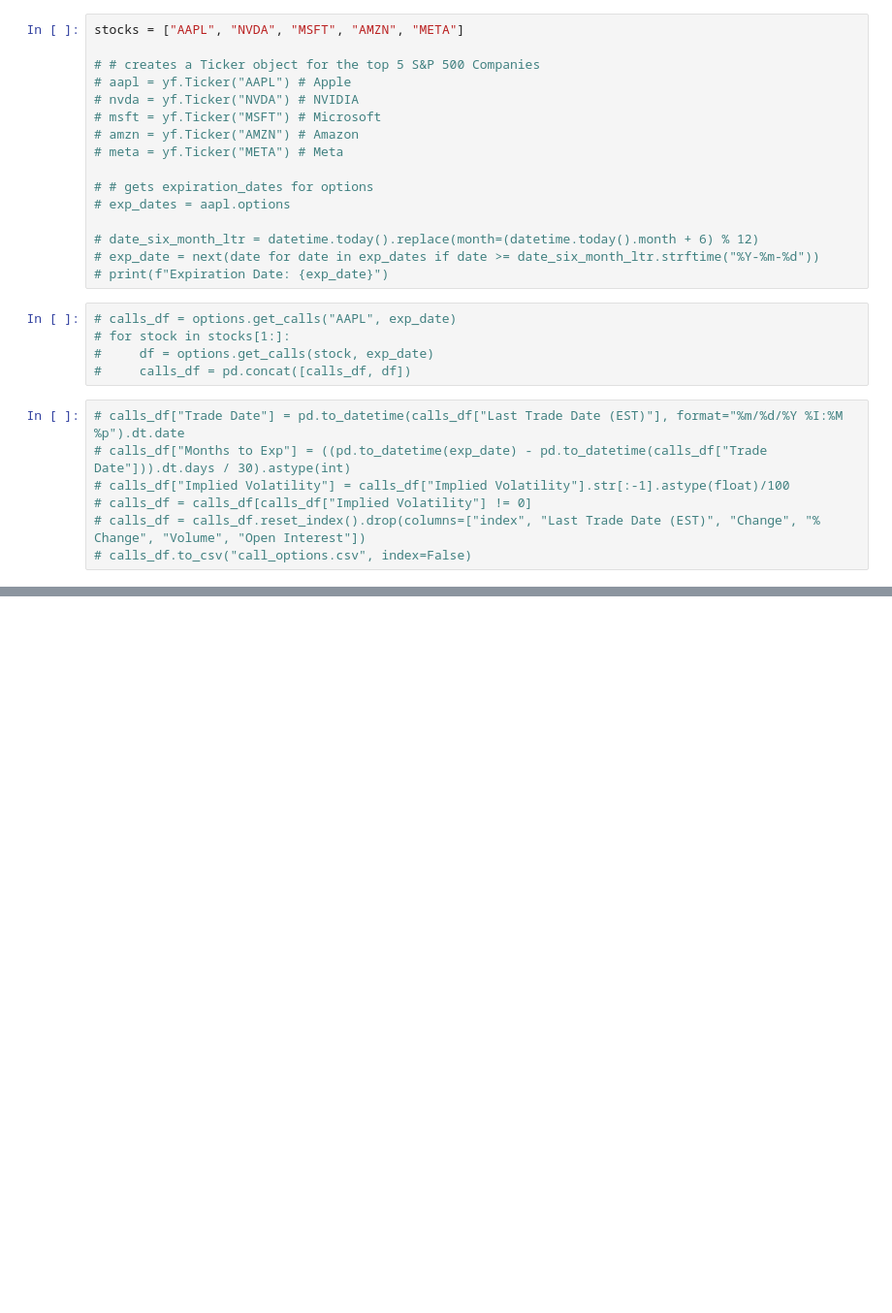
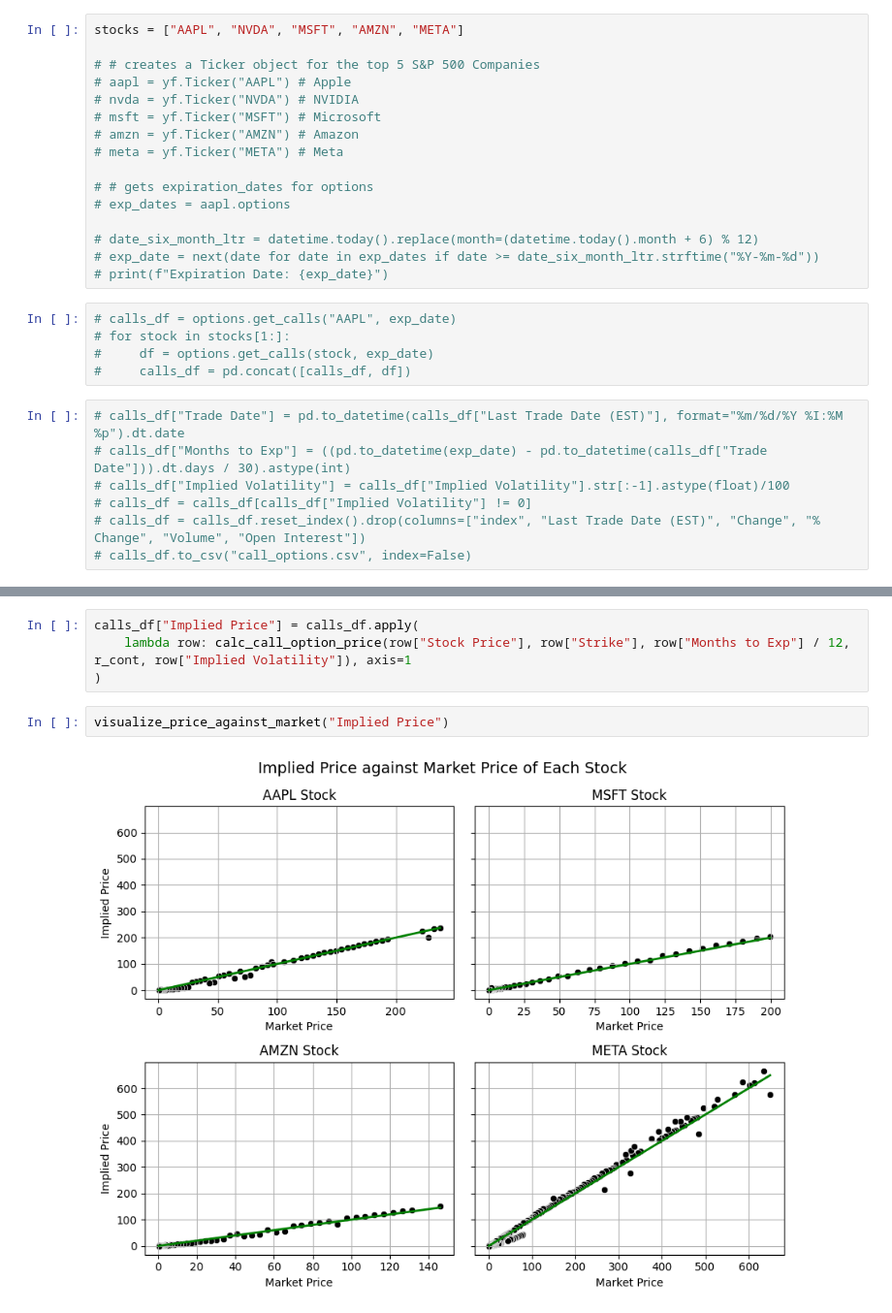
Before and after one commit to kasvinatirumal/wdrp_wi25, a Jupyter notebook: Pricing_European_Call_Options.ipynb, the cells around one changed output, grey strips where cells are left out. Shown at 97% size. Cells and saved outputs as stored; diff of their text form; blank space fills up the shorter version.

```diff
--- a/Pricing_European_Call_Options.ipynb
+++ b/Pricing_European_Call_Options.ipynb
@@ -156,0 +321,8 @@ drive.mount('/content/drive')
+# %%
+calls_df["Implied Price"] = calls_df.apply(
+    lambda row: calc_call_option_price(row["Stock Price"], row["Strike"], row["Months to Exp"] / 12, r_cont, row["Implied Volatility"]), axis=1
+)
+# %%
+visualize_price_against_market("Implied Price")
+# %% [output]
+[figure, added]
```
Also changed, not shown: parts of 35 cells of this notebook.
